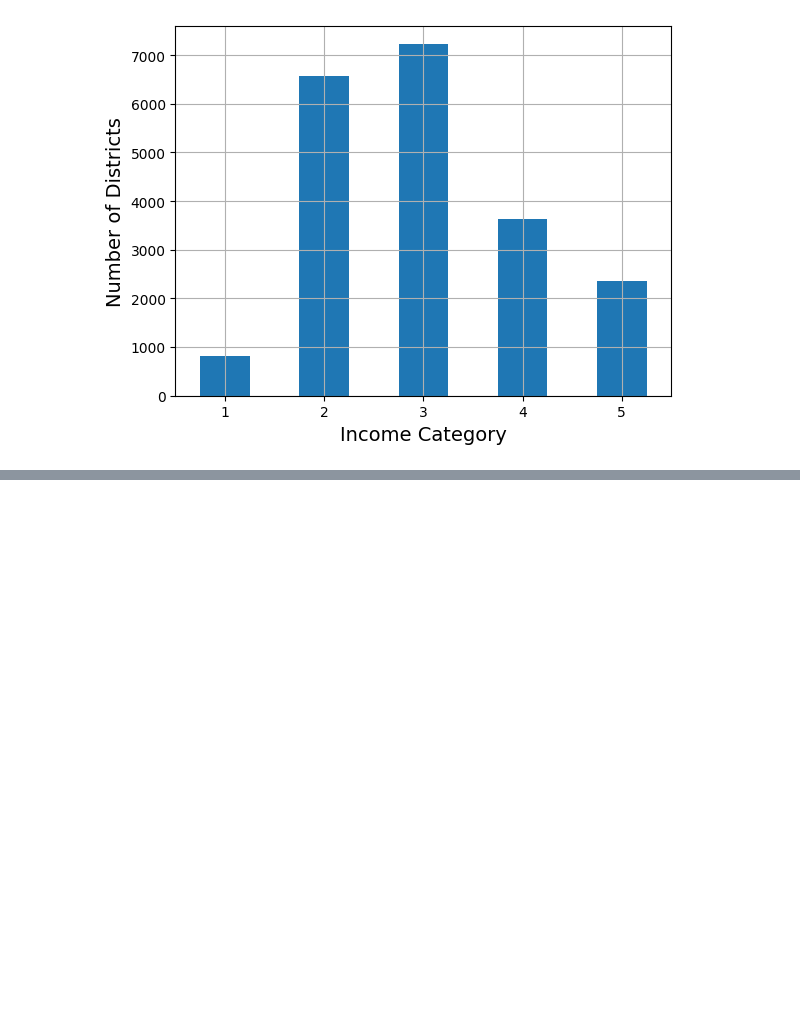
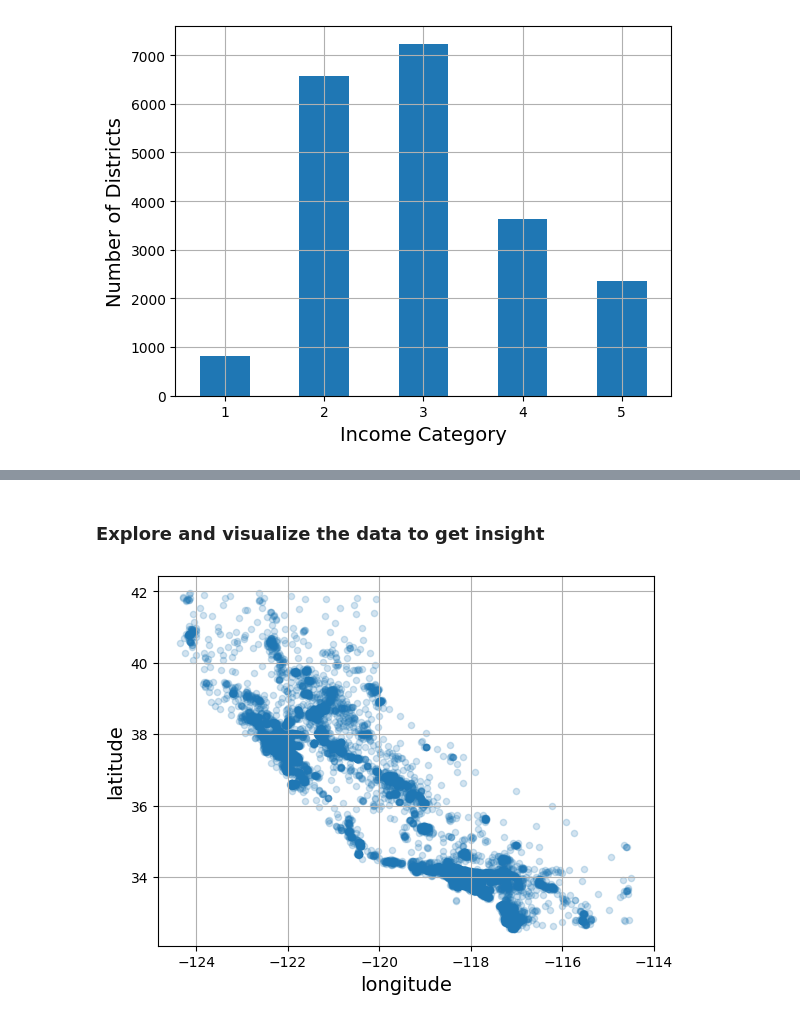
Before and after one commit to marcobarca/handson-ml3, a Jupyter notebook: chapter2.ipynb, the cells around one changed output, grey strips where cells are left out. Cells and saved outputs as stored; diff of their text form; code cells hidden in the pictures; blank space fills up the shorter version.

Commit message:
docs(chapter2) - visualizing data

```diff
--- a/chapter2.ipynb
+++ b/chapter2.ipynb
@@ -178,0 +223,15 @@ for train_index, test_index in splitter.split(housing, housing["income_cat"]):
+# %%
+# If we're looking for a single stratified split there's a shorter way
+
+from sklearn.model_selection import train_test_split
+
+
+strat_train_set, strat_test_set = train_test_split(housing, test_size=0.2, stratify=housing["income_cat"], random_state=42)
+
+# Let's see if it worked as expected calculating the proportion (percentage) of every category
+print(strat_test_set["income_cat"].value_counts() / len(strat_test_set))
+
+# Now we want to compare it with the percentage of the categories in the start dataset
+print(housing["income_cat"].value_counts() / len(housing))
+
+# From the results we can see that the stratified split worked as expected
@@ -178,0 +260,14 @@ for train_index, test_index in splitter.split(housing, housing["income_cat"]):
+# %% [markdown]
+### Explore and visualize the data to get insight
+# %%
+# saving a copy to revert
+housing = strat_train_set.copy()
+# %%
+#considering that the data contain geographical information (lat, lon) let's create a scatterplot:
+
+# the alpha value controls the trasparency of the point to give an idea of
+# density. It's a value between 0-1
+housing.plot(kind="scatter", x="longitude", y="latitude", grid=True, alpha=0.2)
+plt.show()
+# %% [output]
+[figure, added]
```
Also changed, not shown: parts of 11 cells of this notebook.
